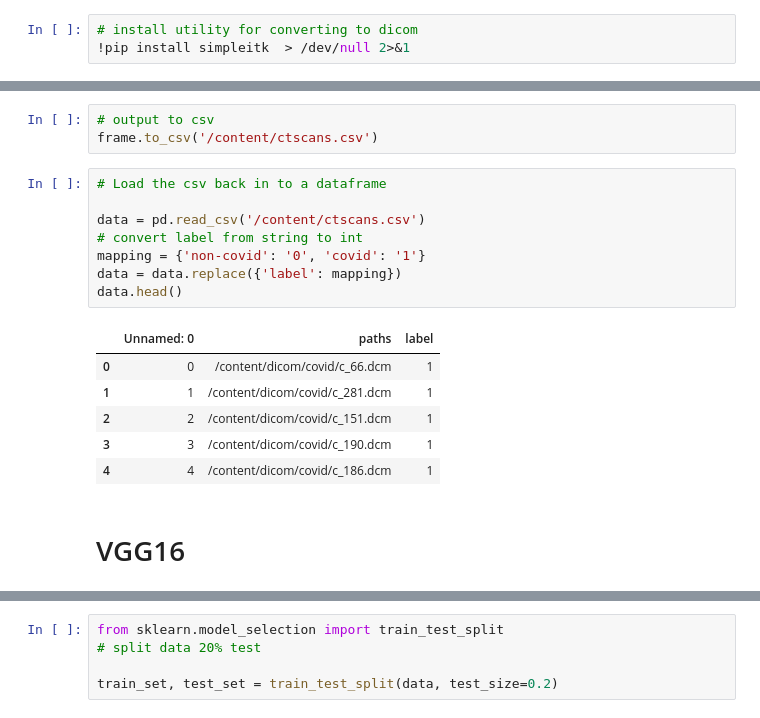
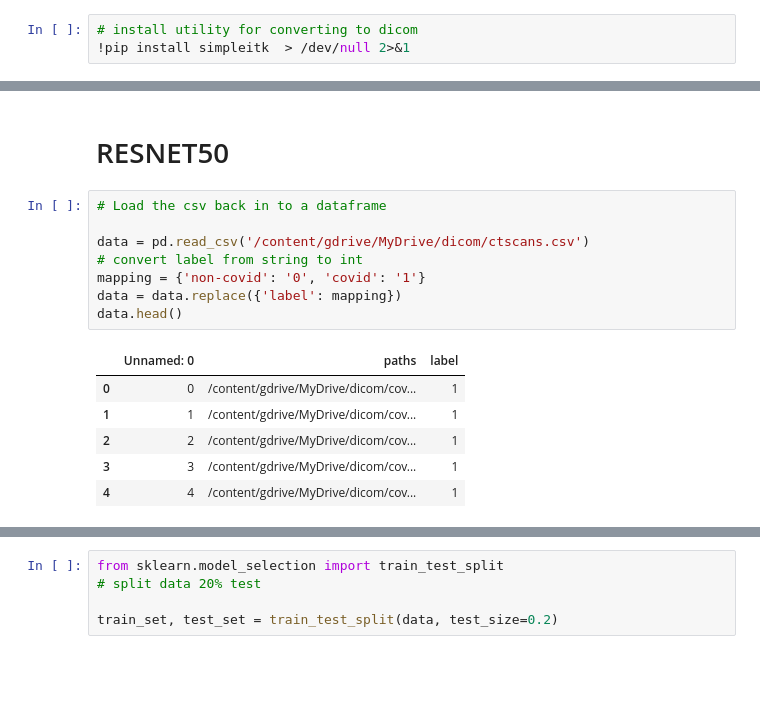
Before and after one commit to amura/xray-machinelearning, a Jupyter notebook: resnet50_ct_scans_2b.ipynb, the cells around one changed output, grey strips where cells are left out. Cells and saved outputs as stored; diff of their text form; blank space fills up the shorter version.

```diff
--- a/resnet50_ct_scans_2b.ipynb
+++ b/resnet50_ct_scans_2b.ipynb
@@ -314,20 +66,17 @@ frame
-# %%
-# output to csv
-frame.to_csv('/content/ctscans.csv')
+# %% [markdown]
+# RESNET50
 # %%
 # Load the csv back in to a dataframe
 
-data = pd.read_csv('/content/ctscans.csv')
+data = pd.read_csv('/content/gdrive/MyDrive/dicom/ctscans.csv')
 # convert label from string to int
 mapping = {'non-covid': '0', 'covid': '1'}
 data = data.replace({'label': mapping})
 data.head()
 # %% [output]
 |  | Unnamed: 0 | paths | label |
-| 0 | 0 | /content/dicom/covid/c_66.dcm | 1 |
-| 1 | 1 | /content/dicom/covid/c_281.dcm | 1 |
-| 2 | 2 | /content/dicom/covid/c_151.dcm | 1 |
-| 3 | 3 | /content/dicom/covid/c_190.dcm | 1 |
-| 4 | 4 | /content/dicom/covid/c_186.dcm | 1 |
+| 0 | 0 | /content/gdrive/MyDrive/dicom/cov... | 1 |
+| 1 | 1 | /content/gdrive/MyDrive/dicom/cov... | 1 |
+| 2 | 2 | /content/gdrive/MyDrive/dicom/cov... | 1 |
+| 3 | 3 | /content/gdrive/MyDrive/dicom/cov... | 1 |
+| 4 | 4 | /content/gdrive/MyDrive/dicom/cov... | 1 |
-# %% [markdown]
-# VGG16
```
Also changed, not shown: parts of 31 cells of this notebook.
